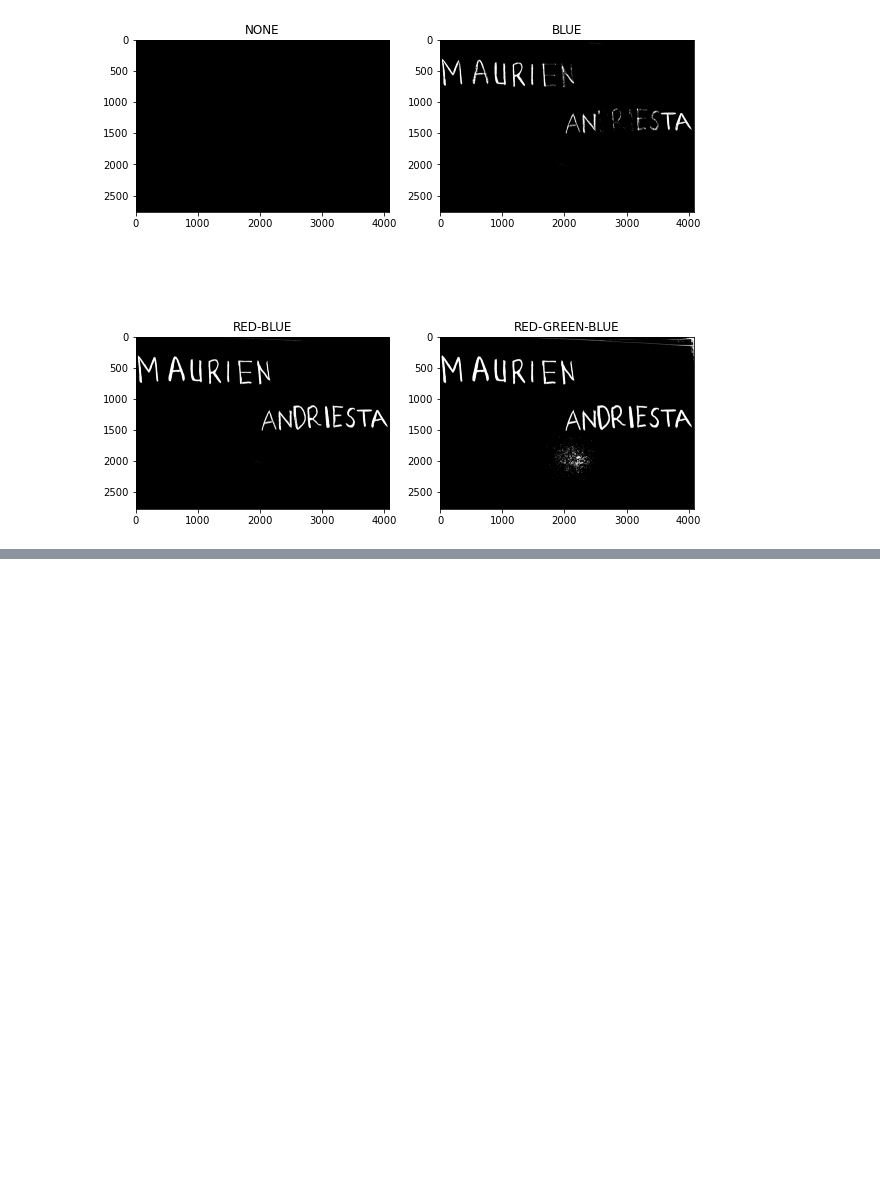
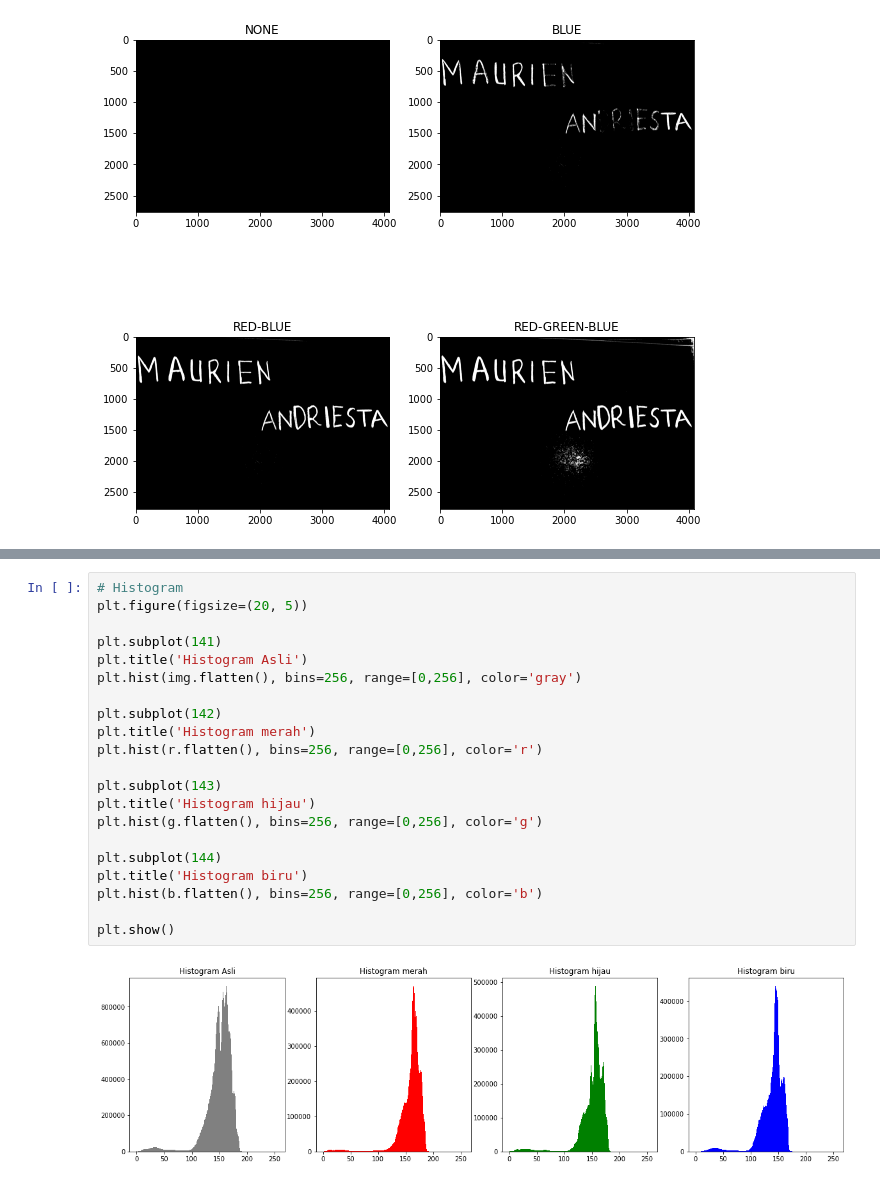
Before and after one commit to MaurienAndriesta/PCD_UTS_202231102_2024_ITPLN, a Jupyter notebook: UTS Prak_202231102_Maurien Andriesta.ipynb, the cells around one changed output, grey strips where cells are left out. Cells and saved outputs as stored; diff of their text form; blank space fills up the shorter version.

```diff
--- a/UTS Prak_202231102_Maurien Andriesta.ipynb
+++ b/UTS Prak_202231102_Maurien Andriesta.ipynb
@@ -238,0 +239,23 @@ display_image(black_detected_image, "None")
+# %%
+# Histogram
+plt.figure(figsize=(20, 5))
+
+plt.subplot(141)
+plt.title('Histogram Asli')
+plt.hist(img.flatten(), bins=256, range=[0,256], color='gray')
+
+plt.subplot(142)
+plt.title('Histogram merah')
+plt.hist(r.flatten(), bins=256, range=[0,256], color='r')
+
+plt.subplot(143)
+plt.title('Histogram hijau')
+plt.hist(g.flatten(), bins=256, range=[0,256], color='g')
+
+plt.subplot(144)
+plt.title('Histogram biru')
+plt.hist(b.flatten(), bins=256, range=[0,256], color='b')
+
+plt.show()
+# %% [output]
+[figure, added]
```
Also changed, not shown: parts of 8 cells of this notebook.
